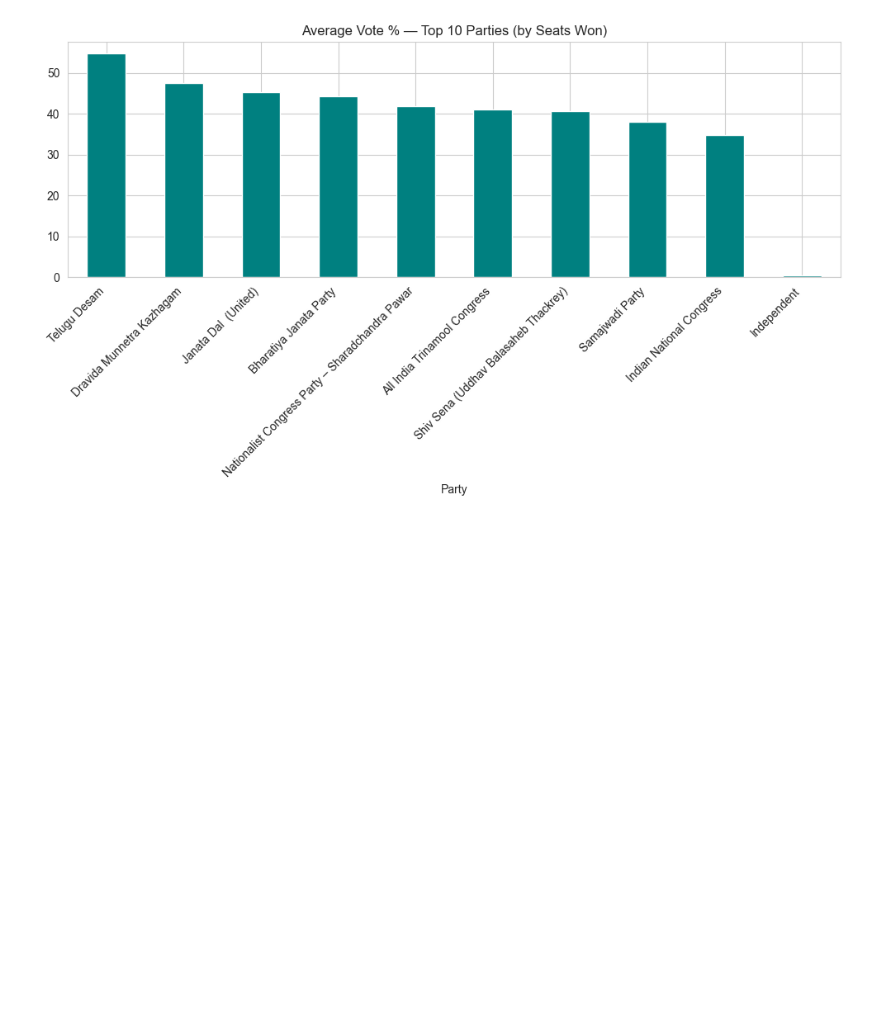
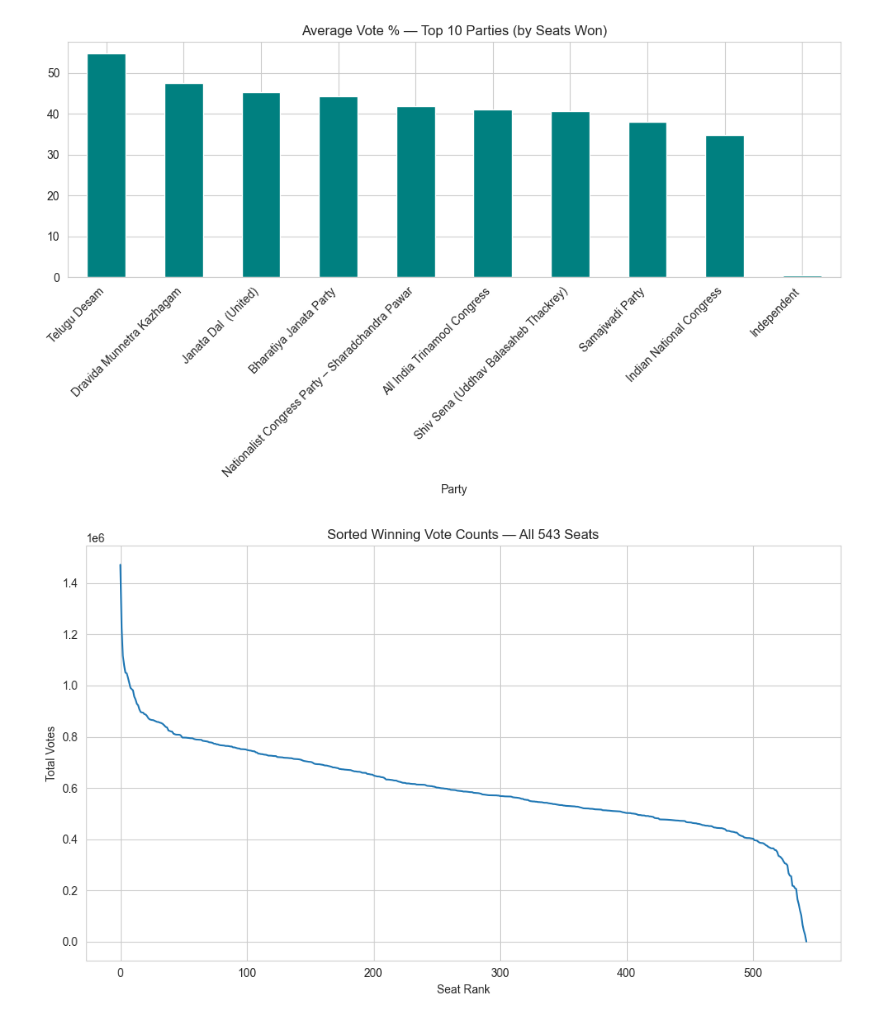
Before and after one commit to geershatisaxena/Election, a Jupyter notebook: res.ipynb, the cells around one changed output. Drawn from its saved outputs; the diff is of its cells as text; code cells hidden in the pictures; blank space fills up the shorter version.

```diff
--- a/res.ipynb
+++ b/res.ipynb
@@ -1323,3 +1323,12 @@ plt.xticks(rotation=45, ha="right")
 plt.tight_layout()
 # %% [output]
 [figure]
+# %%
+plt.figure(figsize=(10, 6))
+plt.plot(sorted(winners["Total Votes"], reverse=True))
+plt.title("Sorted Winning Vote Counts — All 543 Seats")
+plt.xlabel("Seat Rank")
+plt.ylabel("Total Votes")
+plt.tight_layout()
+# %% [output]
+[figure, added]
```
Also changed, not shown: parts of 9 cells of this notebook.
